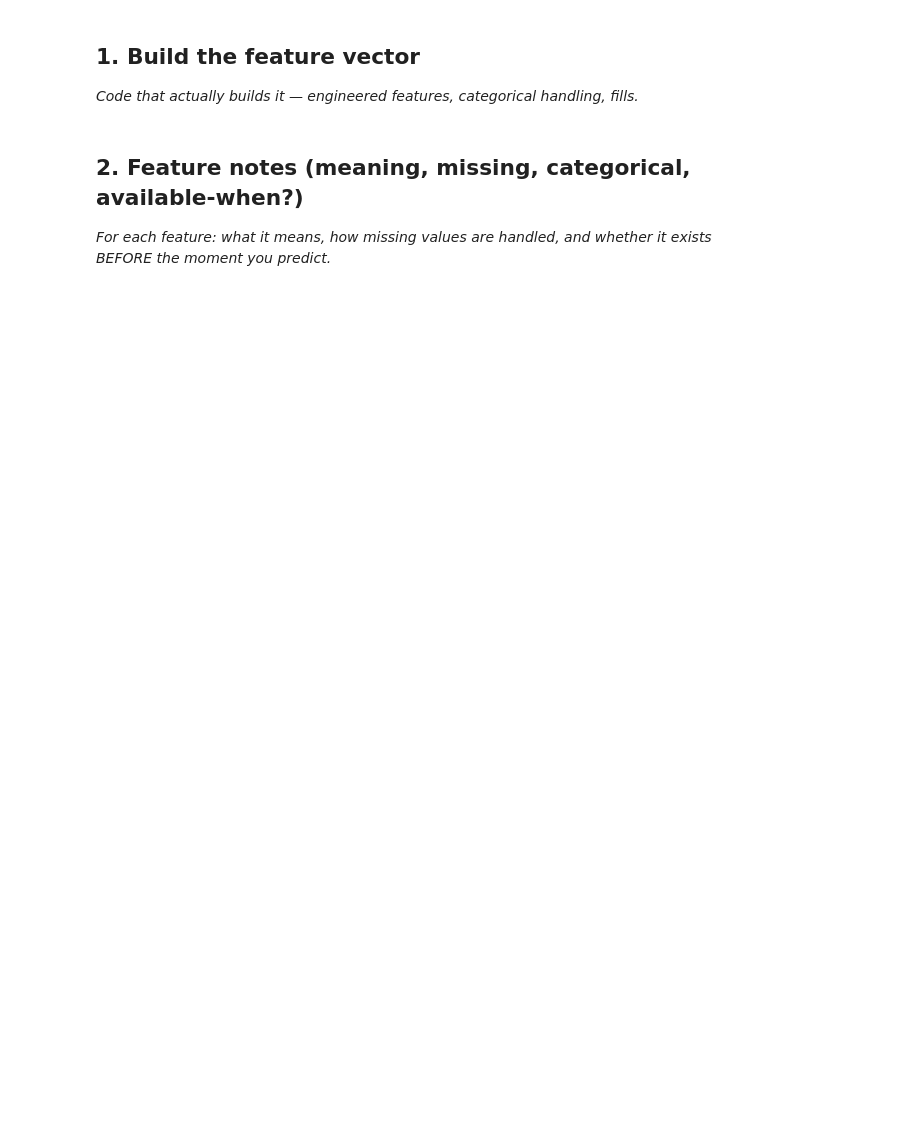
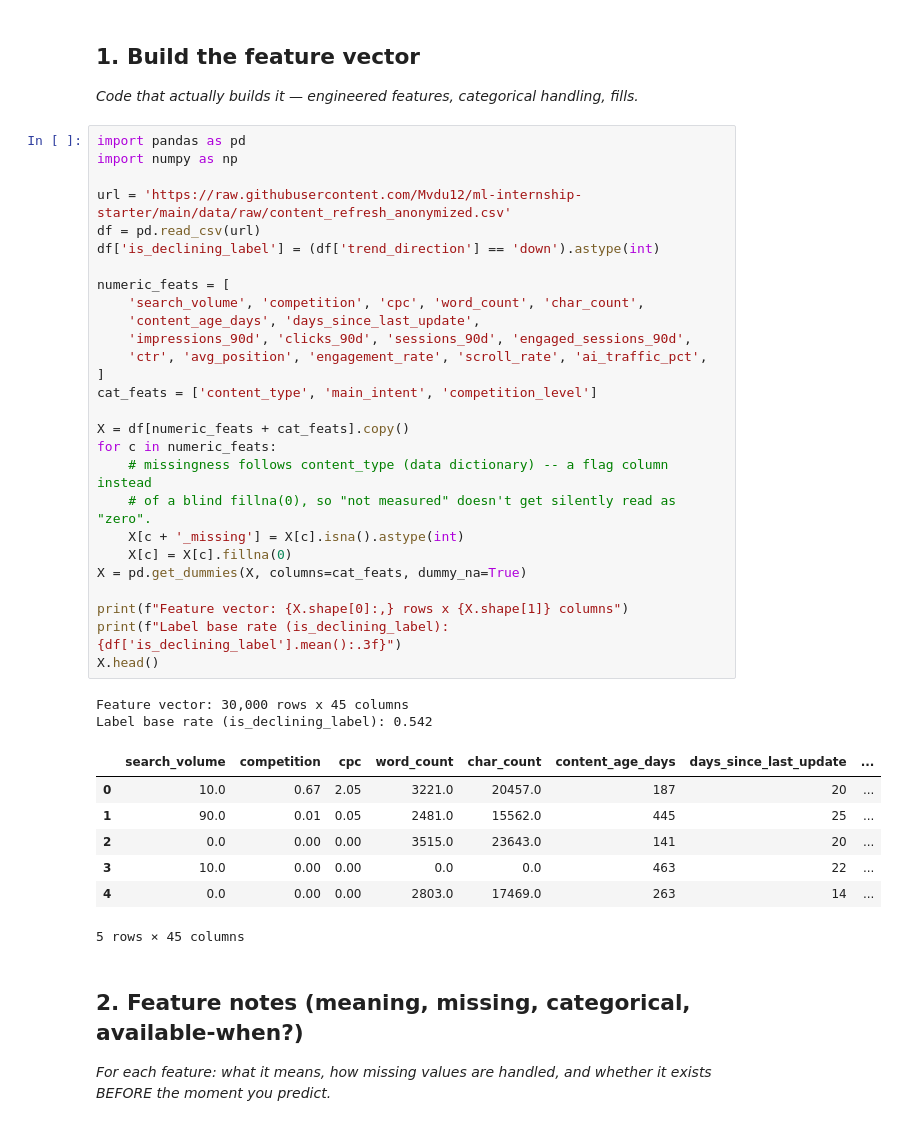
Before and after one commit to Mvdu12/ml-internship-starter, a Jupyter notebook: work/notebooks/w03_feature_leakage_check.ipynb, the cells around one changed output. Drawn from its saved outputs; the diff is of its cells as text; blank space fills up the shorter version.

```diff
--- a/work/notebooks/w03_feature_leakage_check.ipynb
+++ b/work/notebooks/w03_feature_leakage_check.ipynb
@@ -10,6 +10,43 @@ This skeleton is yours to fill. Work the sections **in order** — each one has
 ## 1. Build the feature vector
 
 *Code that actually builds it — engineered features, categorical handling, fills.*
+# %%
+import pandas as pd
+import numpy as np
+
+url = 'https://raw.githubusercontent.com/Mvdu12/ml-internship-starter/main/data/raw/content_refresh_anonymized.csv'
+df = pd.read_csv(url)
+df['is_declining_label'] = (df['trend_direction'] == 'down').astype(int)
+
+numeric_feats = [
+    'search_volume', 'competition', 'cpc', 'word_count', 'char_count',
+    'content_age_days', 'days_since_last_update',
+    'impressions_90d', 'clicks_90d', 'sessions_90d', 'engaged_sessions_90d',
+    'ctr', 'avg_position', 'engagement_rate', 'scroll_rate', 'ai_traffic_pct',
+]
+cat_feats = ['content_type', 'main_intent', 'competition_level']
+
+X = df[numeric_feats + cat_feats].copy()
+for c in numeric_feats:
+    # missingness follows content_type (data dictionary) -- a flag column instead
+    # of a blind fillna(0), so "not measured" doesn't get silently read as "zero".
+    X[c + '_missing'] = X[c].isna().astype(int)
+    X[c] = X[c].fillna(0)
+X = pd.get_dummies(X, columns=cat_feats, dummy_na=True)
+
+print(f"Feature vector: {X.shape[0]:,} rows x {X.shape[1]} columns")
+print(f"Label base rate (is_declining_label): {df['is_declining_label'].mean():.3f}")
+X.head()
+# %% [output]
+Feature vector: 30,000 rows x 45 columns
+Label base rate (is_declining_label): 0.542
+|  | search_volume | competition | cpc | word_count | char_count | content_age_days | days_since_last_update | ... |
+| 0 | 10.0 | 0.67 | 2.05 | 3221.0 | 20457.0 | 187 | 20 | ... |
+| 1 | 90.0 | 0.01 | 0.05 | 2481.0 | 15562.0 | 445 | 25 | ... |
+| 2 | 0.0 | 0.00 | 0.00 | 3515.0 | 23643.0 | 141 | 20 | ... |
+| 3 | 10.0 | 0.00 | 0.00 | 0.0 | 0.0 | 463 | 22 | ... |
+| 4 | 0.0 | 0.00 | 0.00 | 2803.0 | 17469.0 | 263 | 14 | ... |
+5 rows × 45 columns
 # %% [markdown]
 ## 2. Feature notes (meaning, missing, categorical, available-when?)
 
```
Also changed, not shown: parts of 3 cells of this notebook.
